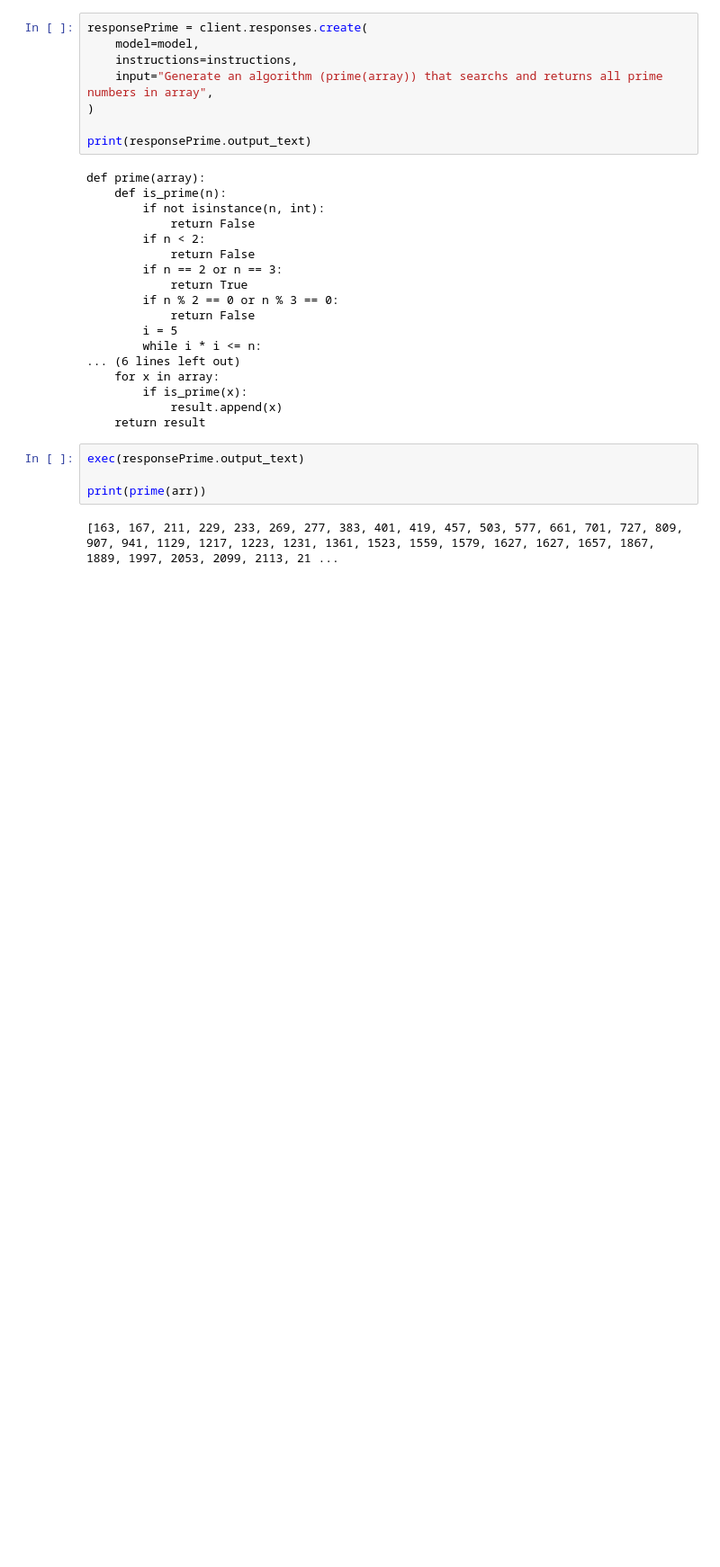
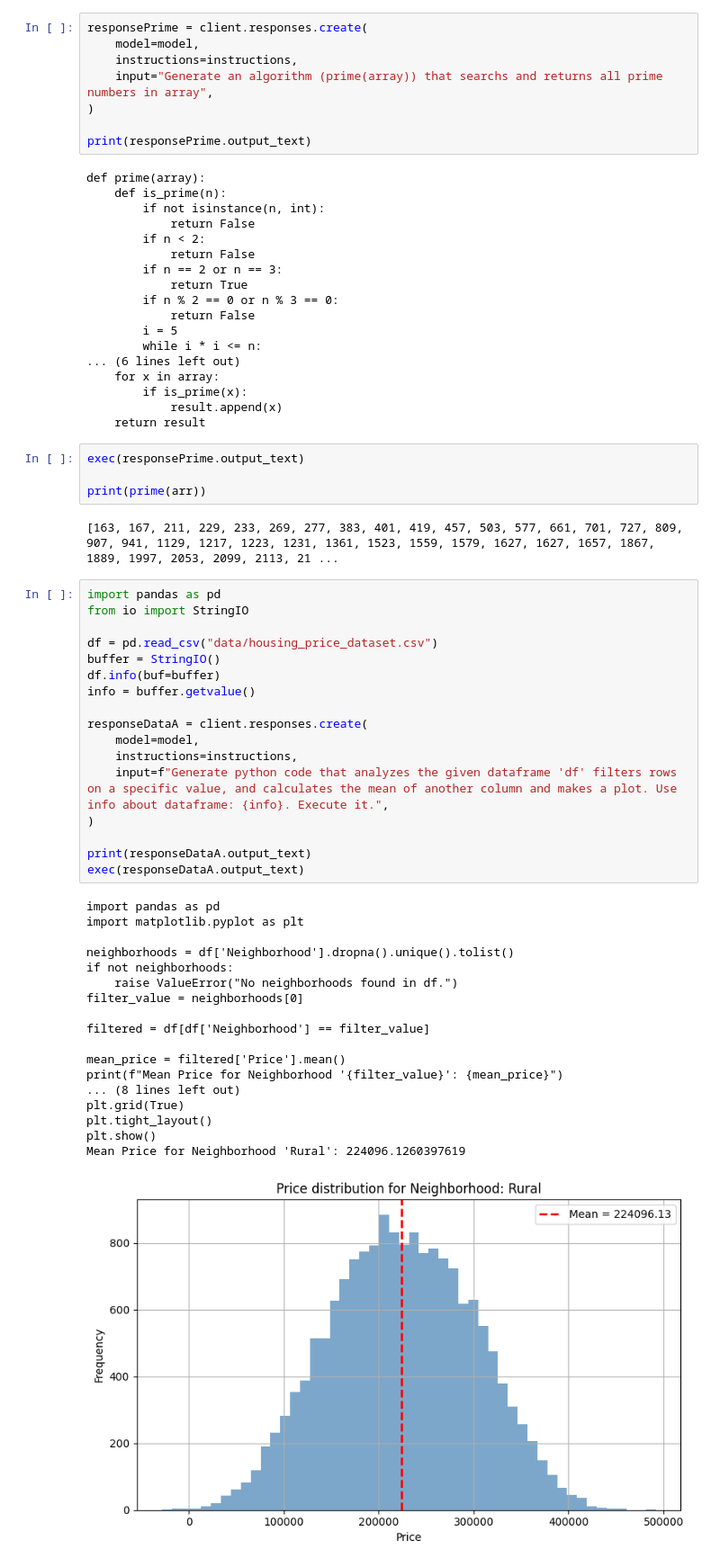
Before and after one commit to SimonRoG/PIIS, a Jupyter notebook: 4-5/aialgorithms.ipynb, the cells around one changed output. Shown at 90% size. Drawn from its saved outputs; the diff is of its cells as text; blank space fills up the shorter version.

Commit message:
work with dataset

```diff
--- a/4-5/aialgorithms.ipynb
+++ b/4-5/aialgorithms.ipynb
@@ -82,3 +82,39 @@ exec(responsePrime.output_text)
 print(prime(arr))
 # %% [output]
 [163, 167, 211, 229, 233, 269, 277, 383, 401, 419, 457, 503, 577, 661, 701, 727, 809, 907, 941, 1129, 1217, 1223, 1231, 1361, 1523, 1559, 1579, 1627, 1627, 1657, 1867, 1889, 1997, 2053, 2099, 2113, 21 ...
+# %%
+import pandas as pd
+from io import StringIO
+
+df = pd.read_csv("data/housing_price_dataset.csv")
+buffer = StringIO()
+df.info(buf=buffer)
+info = buffer.getvalue()
+
+responseDataA = client.responses.create(
+    model=model,
+    instructions=instructions,
+    input=f"Generate python code that analyzes the given dataframe 'df' filters rows on a specific value, and calculates the mean of another column and makes a plot. Use info about dataframe: {info}. Execute it.",
+)
+
+print(responseDataA.output_text)
+exec(responseDataA.output_text)
+# %% [output]
+import pandas as pd
+import matplotlib.pyplot as plt
+
+neighborhoods = df['Neighborhood'].dropna().unique().tolist()
+if not neighborhoods:
+    raise ValueError("No neighborhoods found in df.")
+filter_value = neighborhoods[0]
+
+filtered = df[df['Neighborhood'] == filter_value]
+
+mean_price = filtered['Price'].mean()
+print(f"Mean Price for Neighborhood '{filter_value}': {mean_price}")
+... (8 lines left out)
+plt.grid(True)
+plt.tight_layout()
+plt.show()
+Mean Price for Neighborhood 'Rural': 224096.1260397619
+[figure, added]
```
Also changed, not shown: 1 other file.
